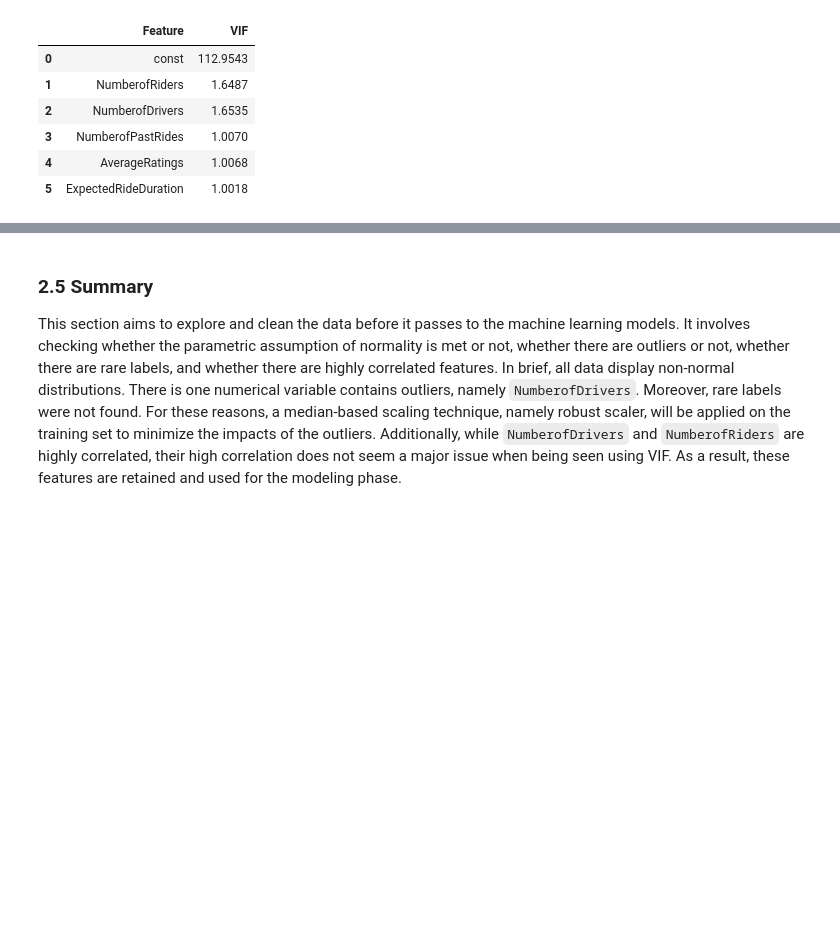
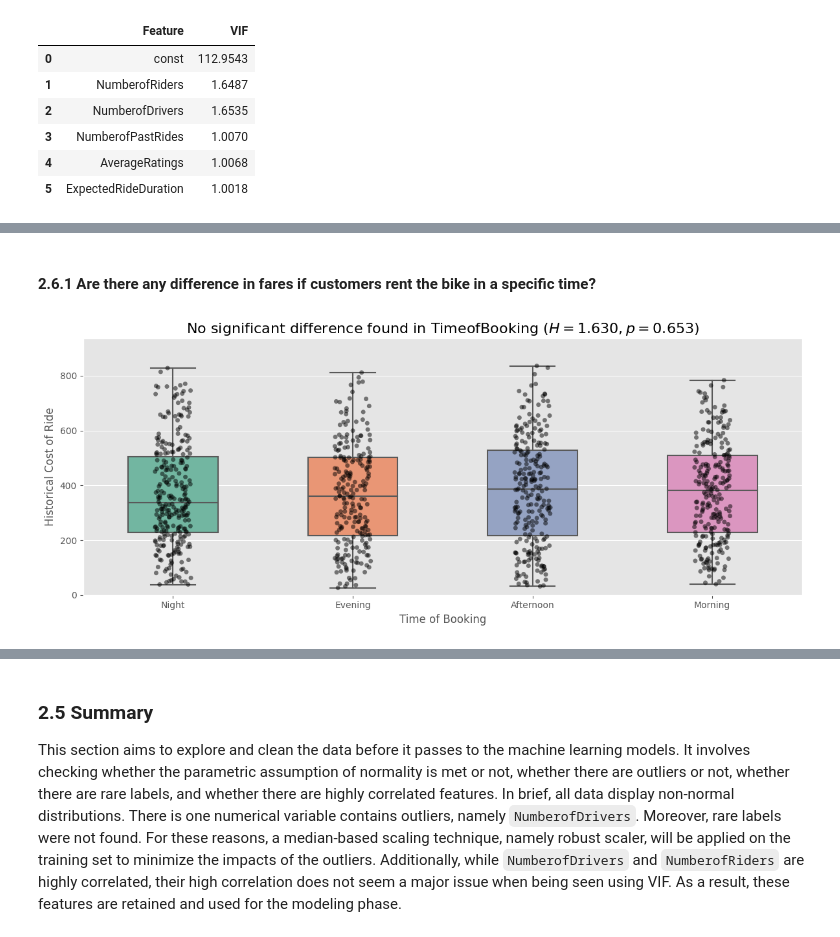
Before and after one commit to LingAdeu/dynamic-pricing-model, a Jupyter notebook: notebook/notebook.ipynb, the cells around one changed output, grey strips where cells are left out. Drawn from its saved outputs; the diff is of its cells as text; code cells hidden in the pictures; blank space fills up the shorter version.

Commit message:
Adding exploratory data analysis

```diff
--- a/notebook/notebook.ipynb
+++ b/notebook/notebook.ipynb
@@ -354,0 +362,20 @@ vif_data.round(4)
+# %% [markdown]
+#### **2.6.1 Are there any difference in fares if customers rent the bike in a specific time?**
+# %%
+# Prepare data
+groups = df['TimeofBooking'].unique()
+group_data = [df[df['TimeofBooking'] == group]['HistoricalCostofRide'] for group in groups]
+
+# visualize the difference
+stat, p_value = kruskal(*group_data)
+plt.figure(figsize=(12, 5))
+sns.boxplot(x='TimeofBooking', y='HistoricalCostofRide', data=df, palette='Set2', width=0.5)
+sns.stripplot(x='TimeofBooking', y='HistoricalCostofRide', data=df, color='k', alpha=0.5, jitter=True)
+plt.title(f'No significant difference found in TimeofBooking ($H={stat:.3f}, p={p_value:.3f}$)', fontsize=16)
+plt.ylim(0, df['HistoricalCostofRide'].max() + 100)
+plt.xlabel('Time of Booking')
+plt.ylabel('Historical Cost of Ride')
+plt.tight_layout()
+plt.show()
+# %% [output]
+[figure, added]
```
Also changed, not shown: parts of 81 cells of this notebook, 4 other files.
